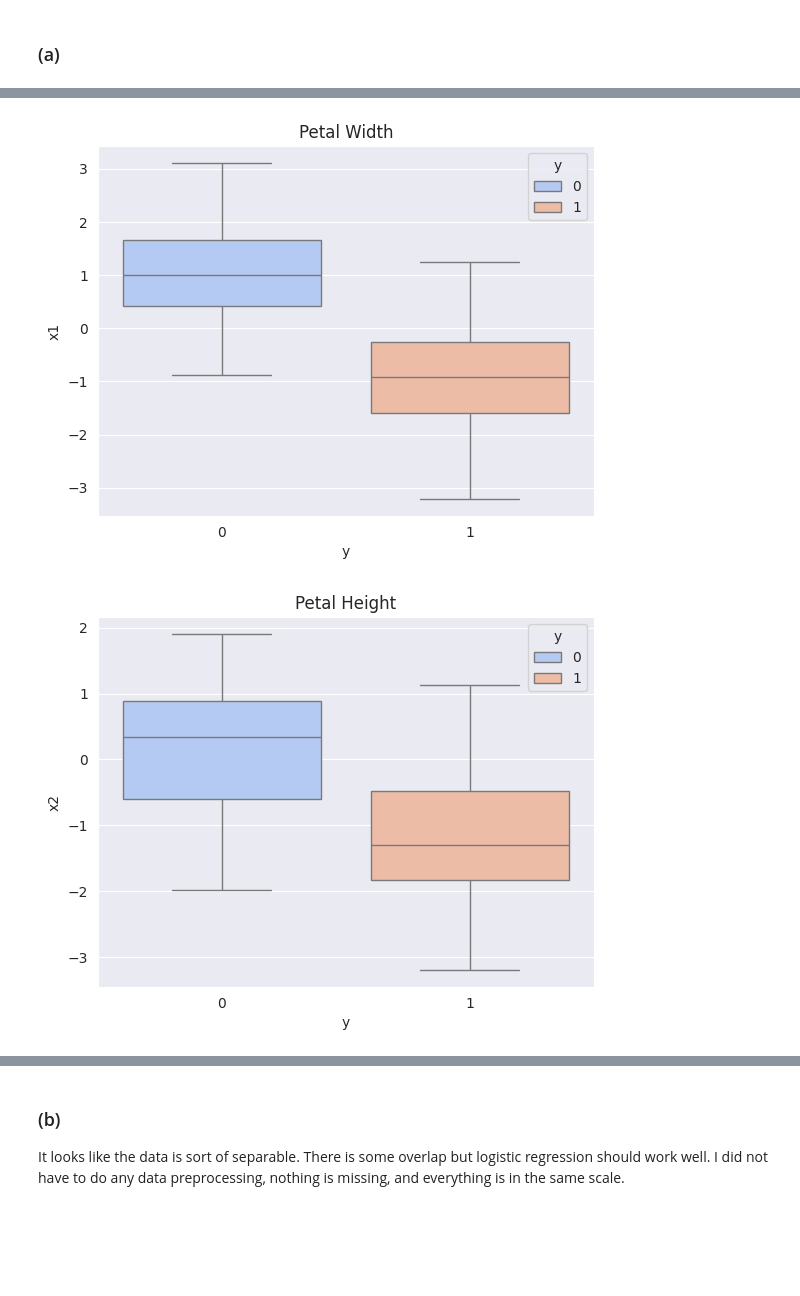
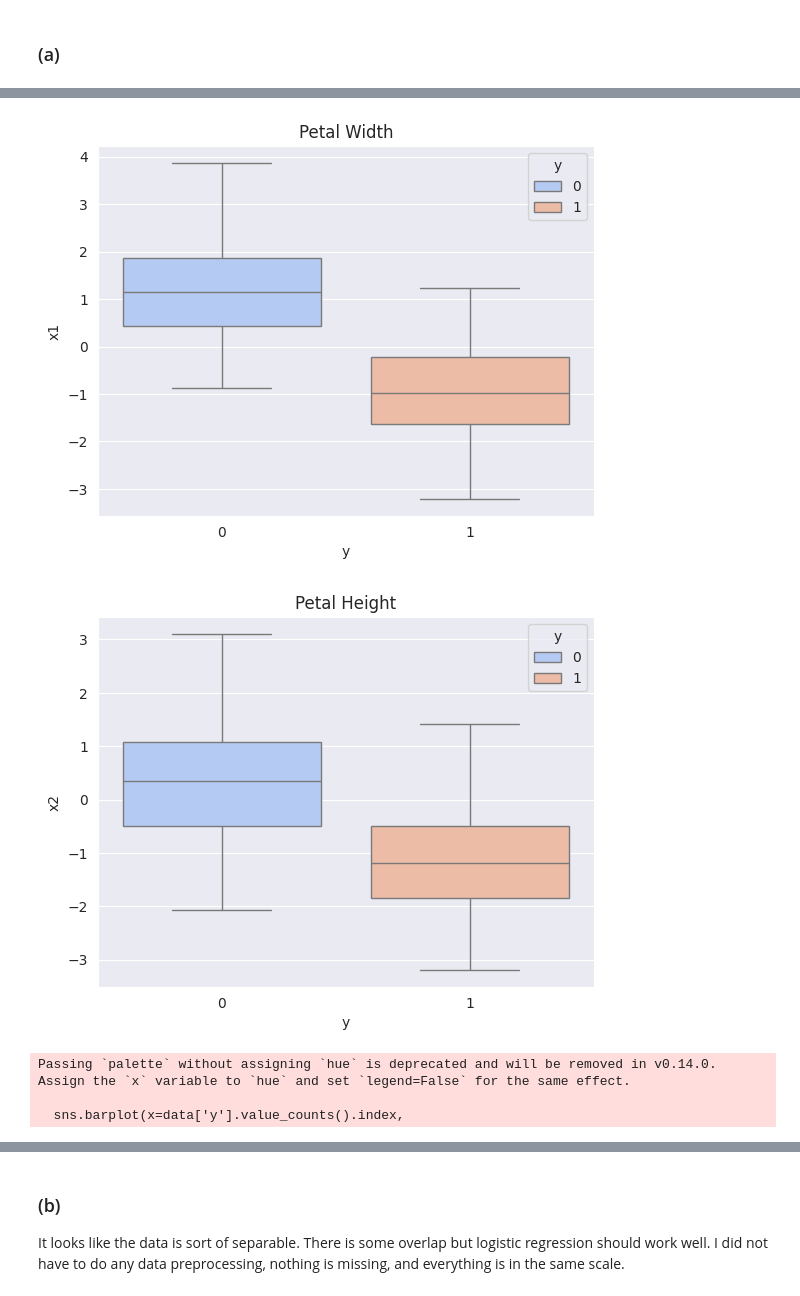
Before and after one commit to lorn-jaeger/CSCI-447, a Jupyter notebook: assignments/Assignment_3.ipynb, the cells around one changed output, grey strips where cells are left out. Saved outputs shown, nothing was run; the diff lists cells and outputs as text; code cells hidden in the pictures; blank space fills up the shorter version.

Commit message:
final submission for assignment three

```diff
--- a/assignments/Assignment_3.ipynb
+++ b/assignments/Assignment_3.ipynb
@@ -55,18 +57,22 @@ train, test = train_test_split(data, test_size=0.3, random_state=57)
 # %%
-# plot data by class
-sns.scatterplot(data=train, x='x1', y='x2', hue='y', palette="coolwarm")
+
+sns.scatterplot(data=data, x='x1', y='x2', hue='y', palette="coolwarm")
 plt.title("Petal Width and Height")
 plt.show()
 
-sns.boxplot(data=train, x='y', y='x1', hue='y', palette='coolwarm', dodge=False)
+sns.boxplot(data=data, x='y', y='x1', hue='y', palette='coolwarm', dodge=False)
 plt.title("Petal Width")
 plt.show()
 
-sns.boxplot(data=train, x='y', y='x2', hue='y', palette='coolwarm', dodge=False)
+sns.boxplot(data=data, x='y', y='x2', hue='y', palette='coolwarm', dodge=False)
 plt.title("Petal Height")
 plt.show()
 
-sns.barplot(data=train, x='y', y=data['y'].value_counts(), hue='y', palette="coolwarm", dodge=False)
+sns.barplot(x=data['y'].value_counts().index,
+            y=data['y'].value_counts().values,
+            palette="coolwarm")
 plt.title("Class Totals")
+plt.xlabel("Class")
+plt.ylabel("Count")
 plt.show()
 # %% [output]
@@ -74,2 +80,5 @@ plt.show()
-[figure, old version]
+[figure, new version]
-[figure, old version]
+[figure, new version]
+Passing `palette` without assigning `hue` is deprecated and will be removed in v0.14.0. Assign the `x` variable to `hue` and set `legend=False` for the same effect.
+
+  sns.barplot(x=data['y'].value_counts().index,
```
Also changed, not shown: parts of 17 cells of this notebook.
